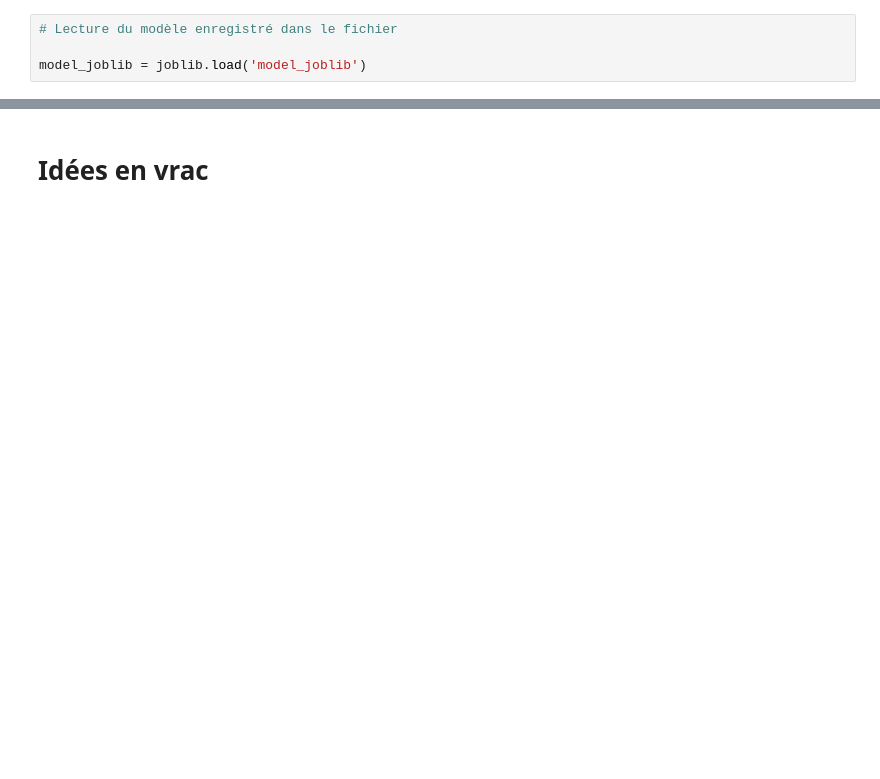
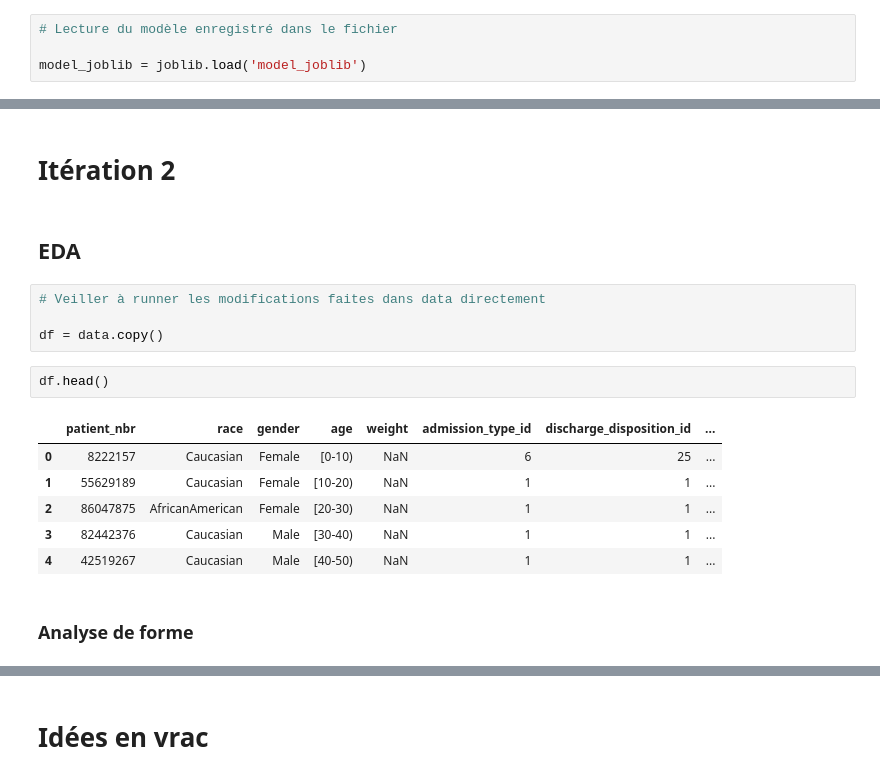
Before and after one commit to Gwendelina/130US_diabete, a Jupyter notebook: 130US_diabete.ipynb, the cells around one changed output, grey strips where cells are left out. Drawn from its saved outputs; the diff is of its cells as text; blank space fills up the shorter version.

```diff
--- a/130US_diabete.ipynb
+++ b/130US_diabete.ipynb
@@ -1024,0 +881,19 @@ Suggestions de Florian :
+# %% [markdown]
+# Itération 2
+# %% [markdown]
+## EDA
+# %%
+# Veiller à runner les modifications faites dans data directement
+
+df = data.copy()
+# %%
+df.head()
+# %% [output]
+|  | patient_nbr | race | gender | age | weight | admission_type_id | discharge_disposition_id | ... |
+| 0 | 8222157 | Caucasian | Female | [0-10) | NaN | 6 | 25 | ... |
+| 1 | 55629189 | Caucasian | Female | [10-20) | NaN | 1 | 1 | ... |
+| 2 | 86047875 | AfricanAmerican | Female | [20-30) | NaN | 1 | 1 | ... |
+| 3 | 82442376 | Caucasian | Male | [30-40) | NaN | 1 | 1 | ... |
+| 4 | 42519267 | Caucasian | Male | [40-50) | NaN | 1 | 1 | ... |
+# %% [markdown]
+### Analyse de forme
```
Also changed, not shown: parts of 96 cells of this notebook.
